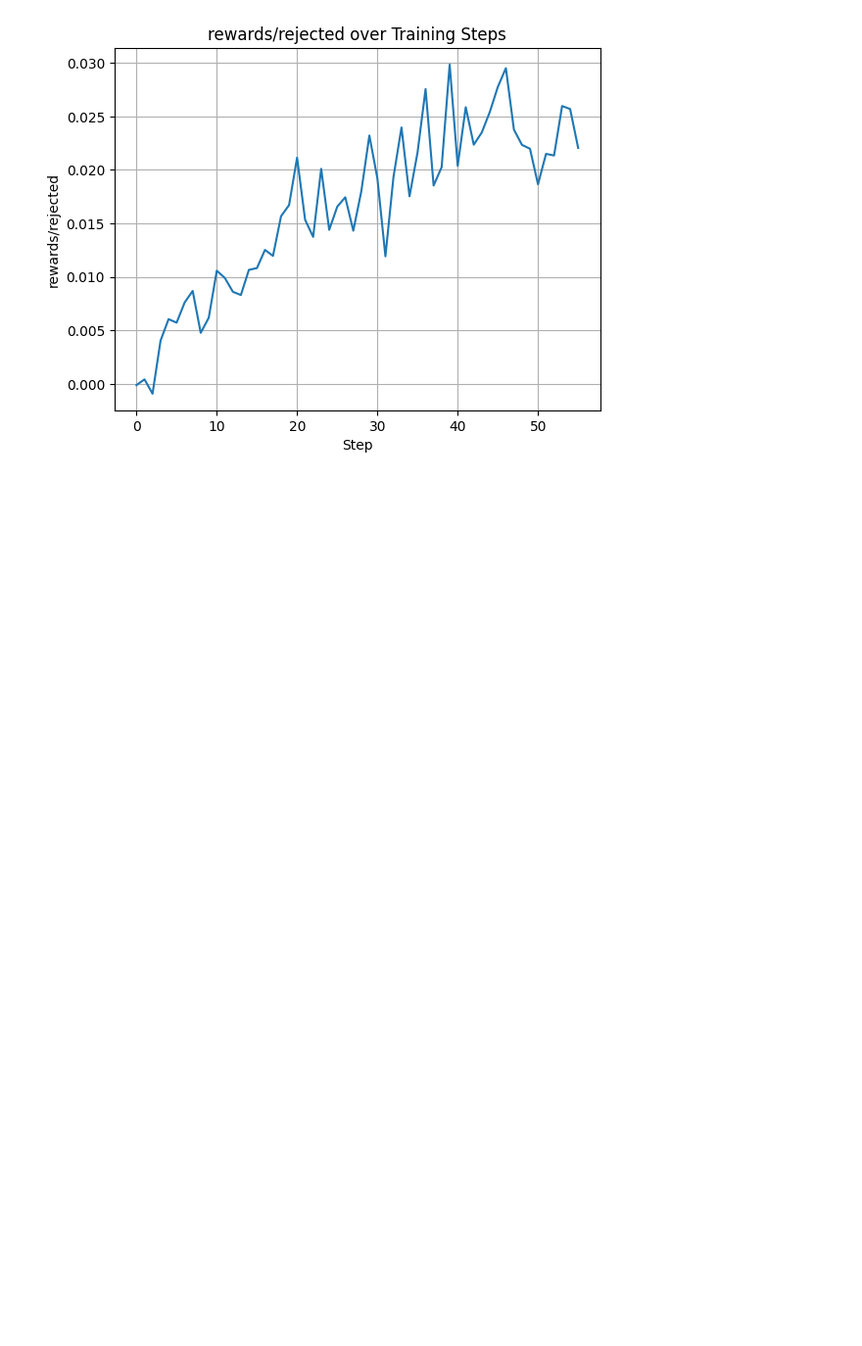
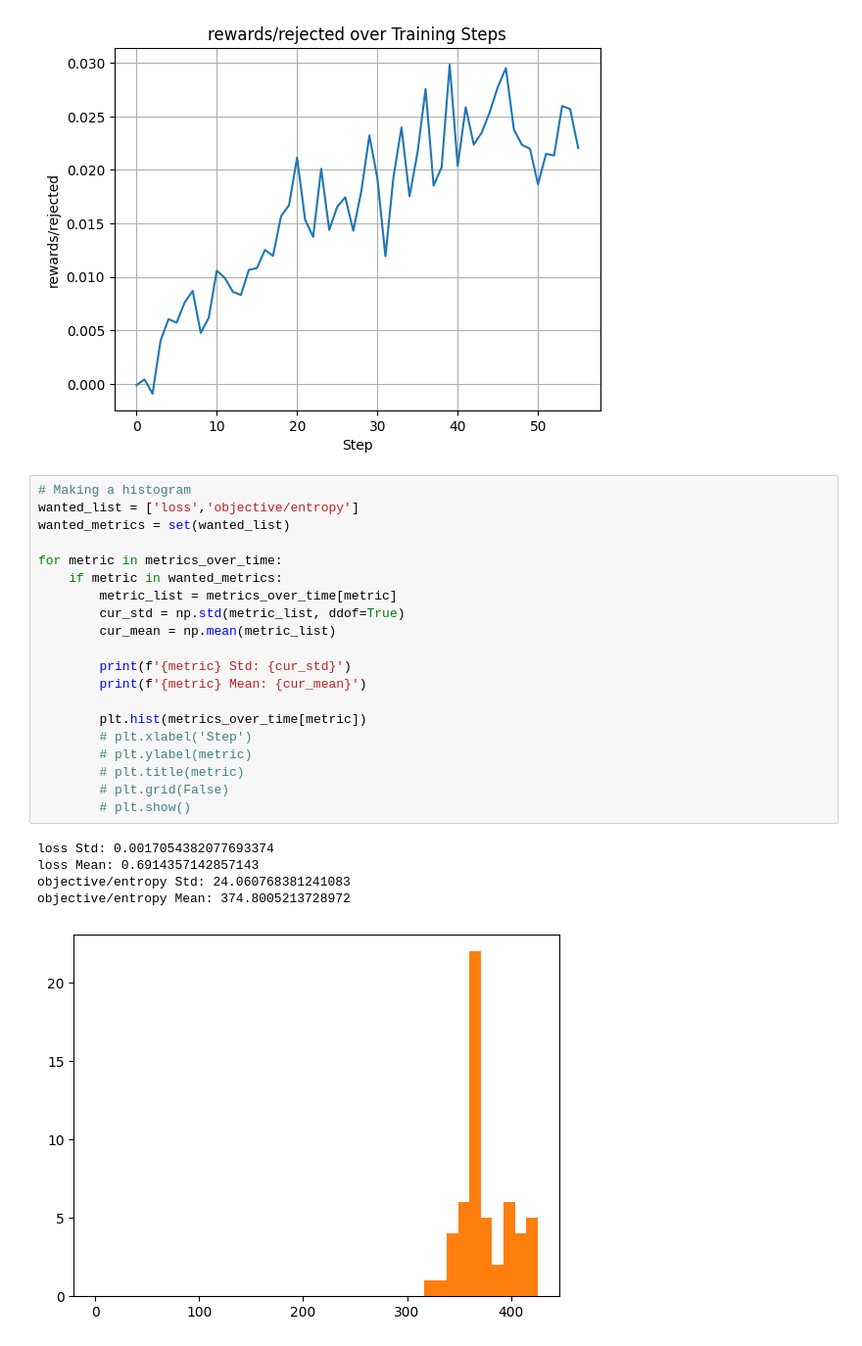
Before and after one commit to nstranges/expert-chat, a Jupyter notebook: Benchmarking/extract-metrics.ipynb, the cells around one changed output. Shown at 98% size. Cells and saved outputs as stored; diff of their text form; blank space fills up the shorter version.

```diff
--- a/Benchmarking/extract-metrics.ipynb
+++ b/Benchmarking/extract-metrics.ipynb
@@ -48,3 +48,29 @@ for metric in metrics_over_time:
 [figure]
 [figure]
 [figure]
+# %%
+# Making a histogram
+wanted_list = ['loss','objective/entropy']
+wanted_metrics = set(wanted_list)
+
+for metric in metrics_over_time:
+    if metric in wanted_metrics:
+        metric_list = metrics_over_time[metric]
+        cur_std = np.std(metric_list, ddof=True)
+        cur_mean = np.mean(metric_list)
+
+        print(f'{metric} Std: {cur_std}')
+        print(f'{metric} Mean: {cur_mean}')
+
+        plt.hist(metrics_over_time[metric])
+        # plt.xlabel('Step')
+        # plt.ylabel(metric)
+        # plt.title(metric)
+        # plt.grid(False)
+        # plt.show()
+# %% [output]
+loss Std: 0.0017054382077693374
+loss Mean: 0.6914357142857143
+objective/entropy Std: 24.060768381241083
+objective/entropy Mean: 374.8005213728972
+[figure, added]
```
Also changed, not shown: 4 other files.
